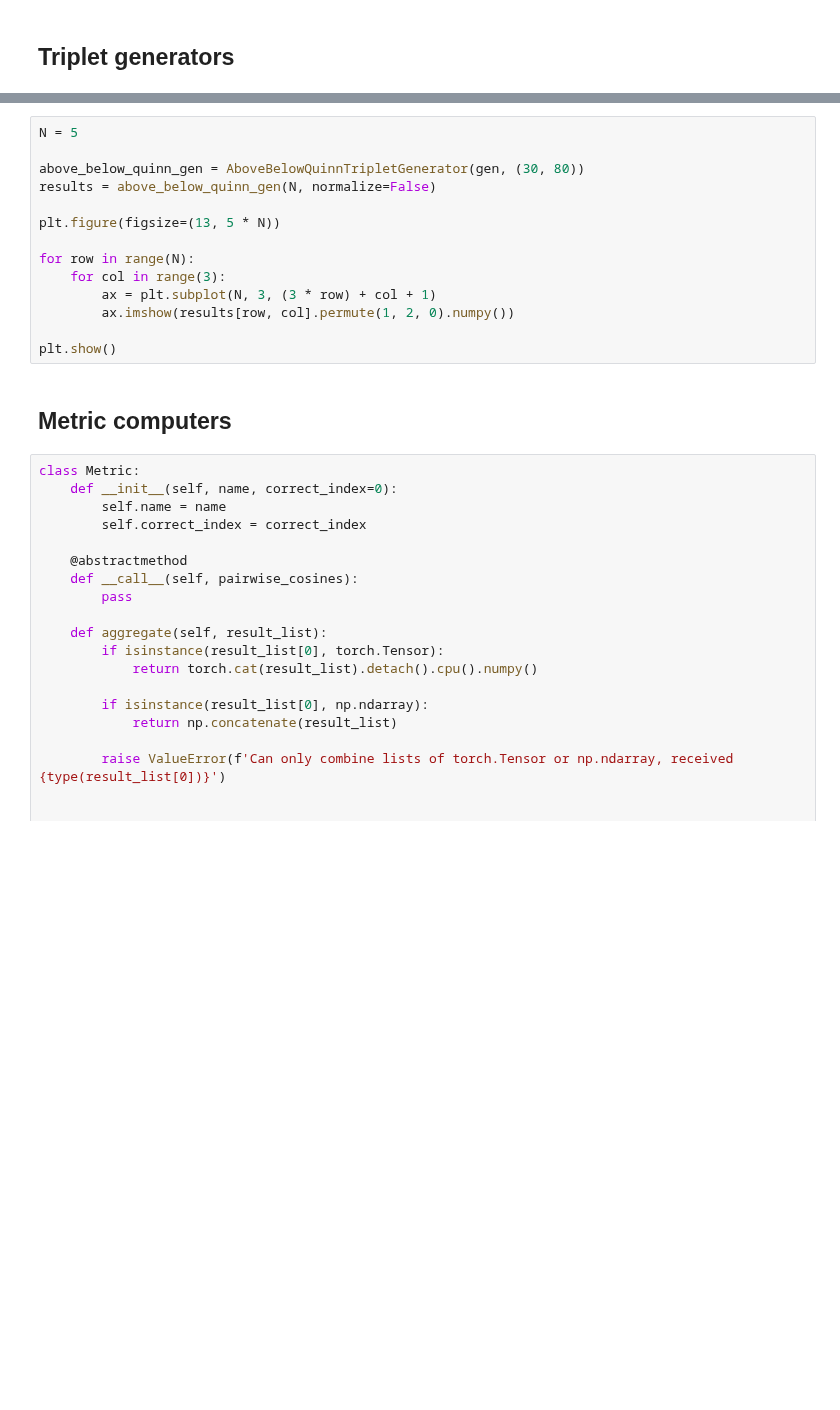
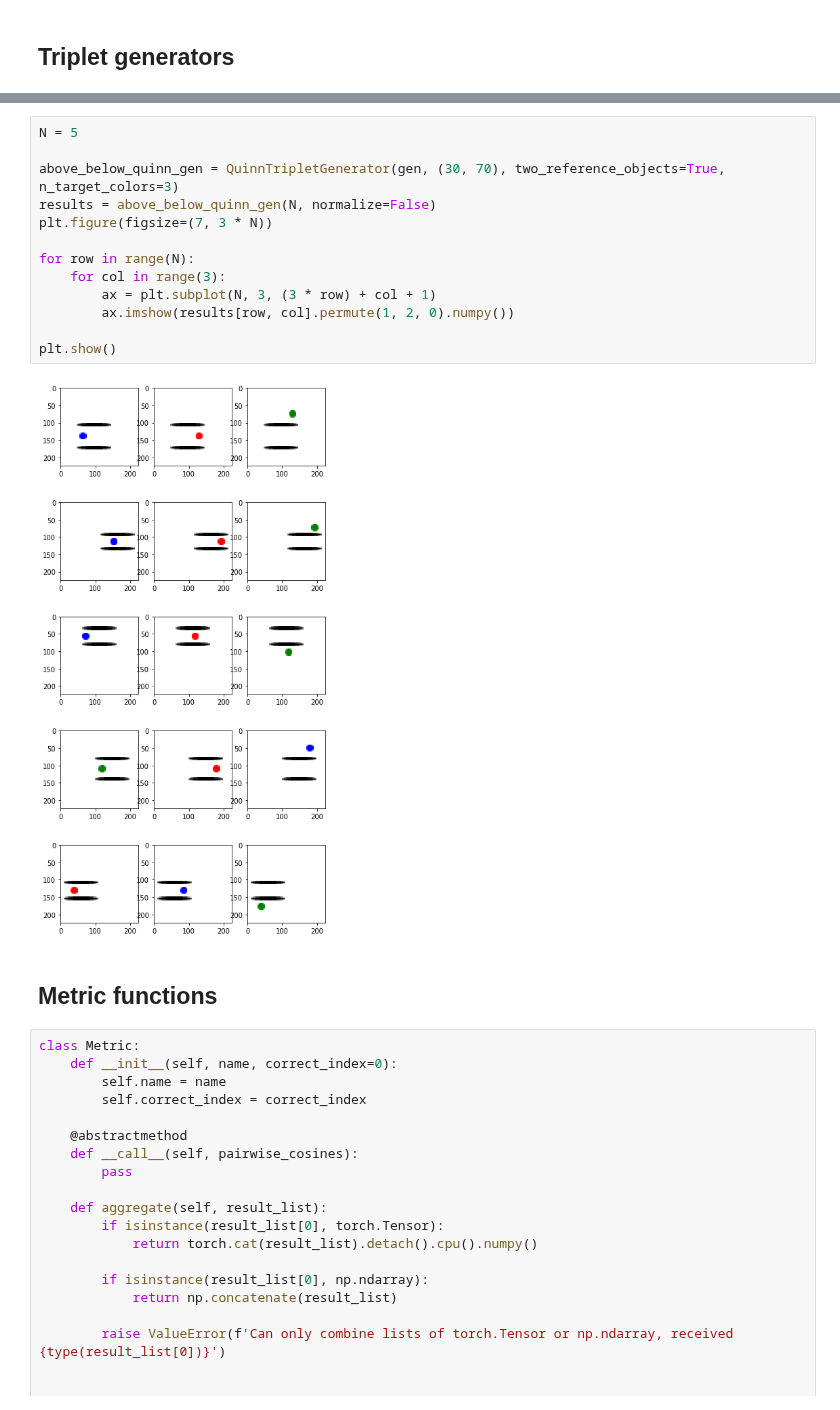
Before and after one commit to guydav/simple-relational-reasoning, a Jupyter notebook: notebooks/QuinnEmbeddingTask.ipynb, the cells around one changed output, grey strips where cells are left out. Drawn from its saved outputs; the diff is of its cells as text; blank space fills up the shorter version.

Commit message:
Ran intial version of Quinn embedding task

```diff
--- a/notebooks/QuinnEmbeddingTask.ipynb
+++ b/notebooks/QuinnEmbeddingTask.ipynb
@@ -227,19 +342,20 @@ plt.show()
 # %%
 N = 5
 
-above_below_quinn_gen = AboveBelowQuinnTripletGenerator(gen, (30, 80))
+above_below_quinn_gen = QuinnTripletGenerator(gen, (30, 70), two_reference_objects=True, n_target_colors=3)
 results = above_below_quinn_gen(N, normalize=False)
-
-plt.figure(figsize=(13, 5 * N))
+plt.figure(figsize=(7, 3 * N))
 
 for row in range(N):
     for col in range(3):
         ax = plt.subplot(N, 3, (3 * row) + col + 1)
         ax.imshow(results[row, col].permute(1, 2, 0).numpy())
 
 plt.show()
+# %% [output]
+[figure, added]
 # %% [markdown]
-## Metric computers
+## Metric functions
 # %%
 class Metric:
     def __init__(self, name, correct_index=0):
```
Also changed, not shown: parts of 23 cells of this notebook, 2 other files.
